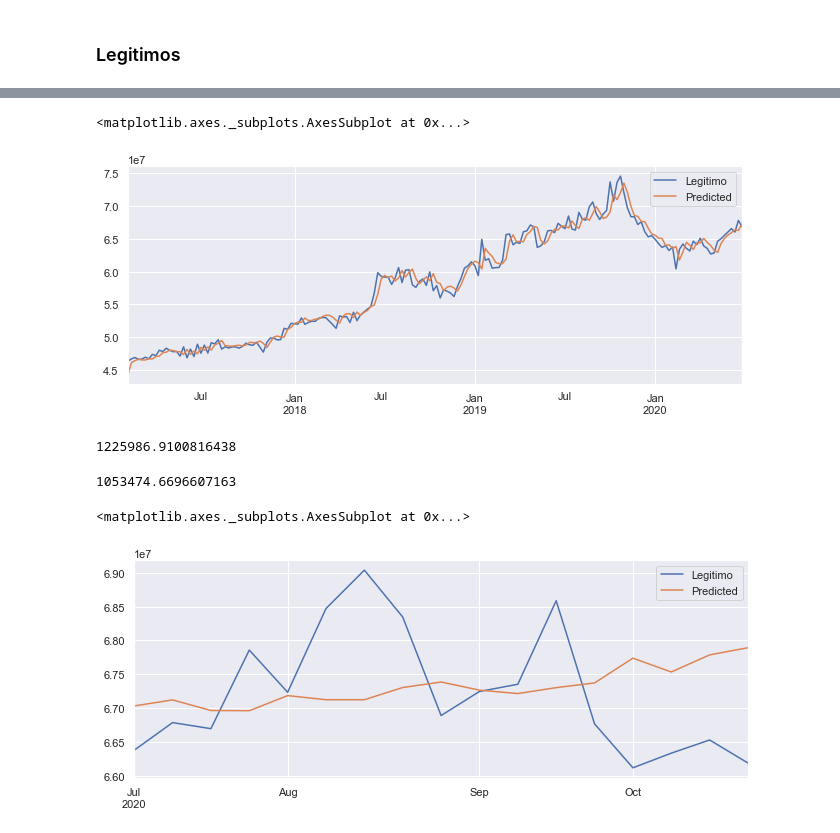
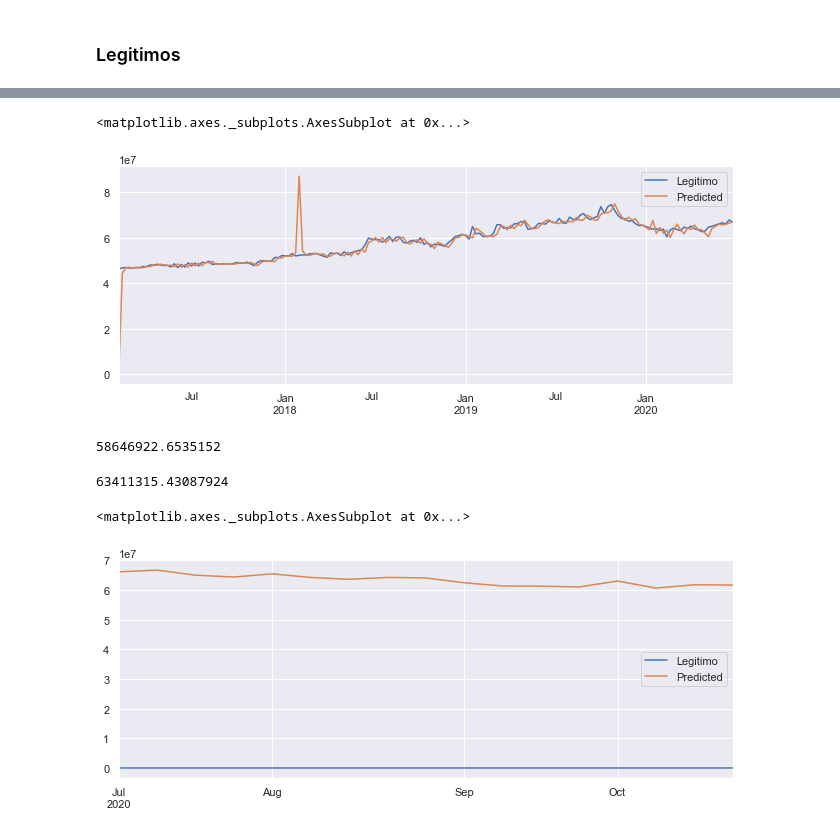
Before and after one commit to gustavo-pohlmann/TCC, a Jupyter notebook: TCC.ipynb, the cells around one changed output, grey strips where cells are left out. Saved outputs shown, nothing was run; the diff lists cells and outputs as text; code cells hidden in the pictures.

```diff
--- a/TCC.ipynb
+++ b/TCC.ipynb
@@ -332,25 +488,25 @@ title = ax.set_title('Pirataria - Observado vs. Modelo')
 # %%
-model_l = SARIMAX(train.Legitimo, order=(2, 0, 3), seasonal_order=(2, 0, 3, 52), trend='ct')
+model_l = SARIMAX(train.Legitimo, order=(1, 1, 0), seasonal_order=(3, 1, 0, 52), trend='ct')
 model_fit_l = model_l.fit()
 yhat_l = model_fit_l.forecast(17)
 # %%
 pd.DataFrame(train.Legitimo,columns=['Legitimo']).join(pd.DataFrame(model_fit_l.predict(),columns=['Predicted'])).plot() # shit, maybe predict was better than forecast for testing
 # %% [output]
 <matplotlib.axes._subplots.AxesSubplot at 0x...>
-[figure, old version]
+[figure, new version]
 # %%
-measure_rmse(train.Legitimo,model_fit_l.predict())
+measure_rmse(np.log(train.Legitimo),model_fit_l.predict())
 # %% [output]
-1225986.9100816438
+58646922.6535152
 # %%
-measure_rmse(test.Legitimo,yhat_l)
+measure_rmse(np.log(test.Legitimo),yhat_l)
 # %% [output]
-1053474.6696607163
+63411315.43087924
 # %%
-pd.DataFrame(test.Legitimo,columns=['Legitimo']).join(pd.DataFrame(yhat_l,columns=['Predicted'])).plot()
+pd.DataFrame(np.log(test.Legitimo),columns=['Legitimo']).join(pd.DataFrame(yhat_l,columns=['Predicted'])).plot()
 # %% [output]
 <matplotlib.axes._subplots.AxesSubplot at 0x...>
-[figure, old version]
+[figure, new version]
 # %%
 predicts = pd.concat([yhat,yhat_l], axis=1)
 predicts.columns = ['Pred_Pirata','Pred_Legit']
```
Also changed, not shown: parts of 35 cells of this notebook.
